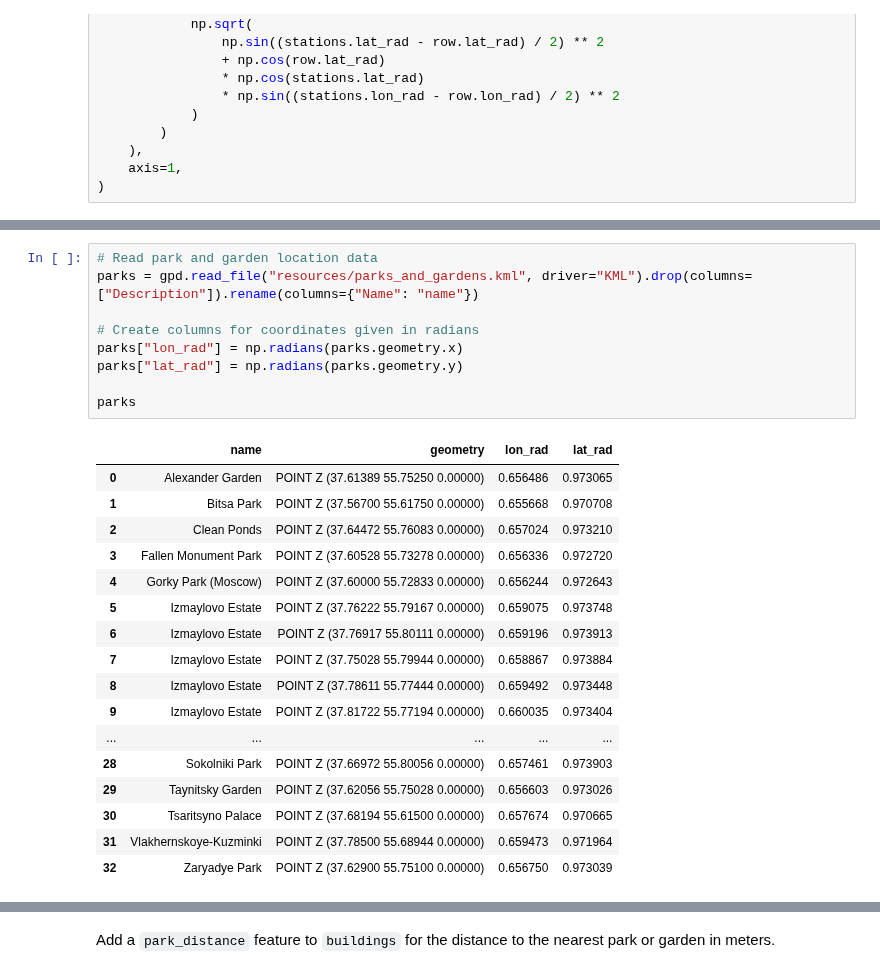
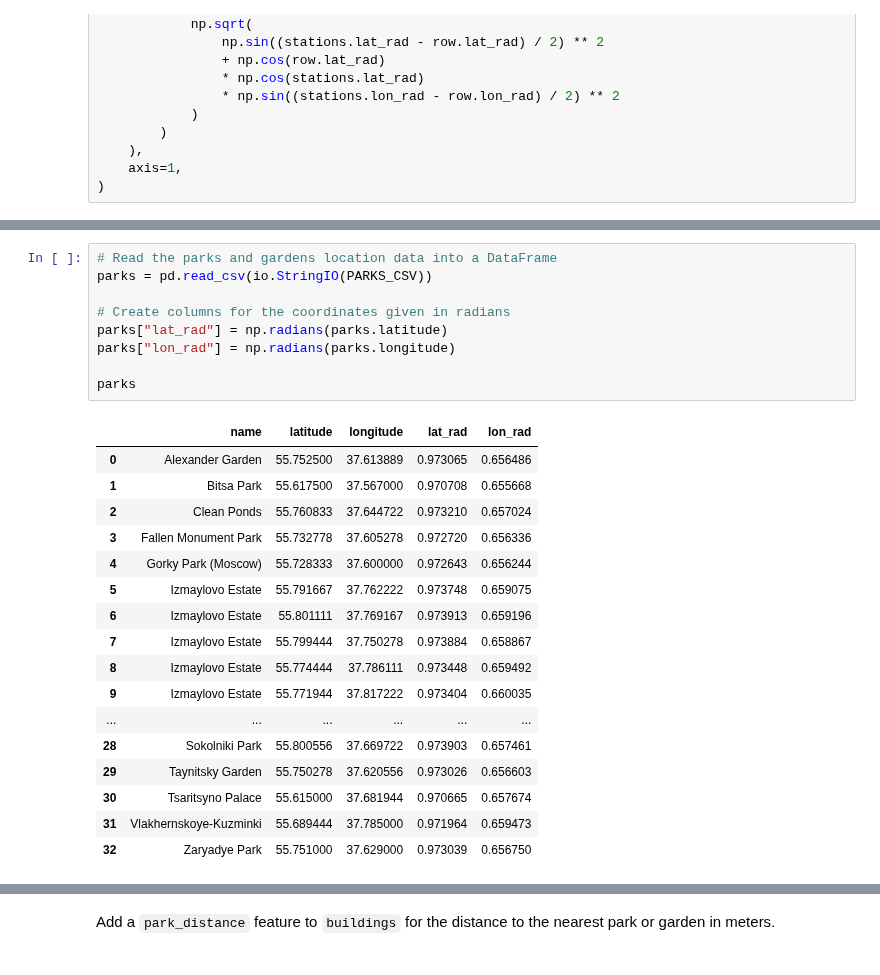
Before and after one commit to jimoskar/ml, a Jupyter notebook: project/vegard_notebook.ipynb, the cells around one changed output, grey strips where cells are left out. Cells and saved outputs as stored; diff of their text form.

```diff
--- a/project/vegard_notebook.ipynb
+++ b/project/vegard_notebook.ipynb
@@ -268,29 +631,29 @@ Park and garden data downloaded from [_Category:Parks and gardens in Moscow_](ht
 # %%
-# Read park and garden location data
-parks = gpd.read_file("resources/parks_and_gardens.kml", driver="KML").drop(columns=["Description"]).rename(columns={"Name": "name"})
+# Read the parks and gardens location data into a DataFrame
+parks = pd.read_csv(io.StringIO(PARKS_CSV))
 
-# Create columns for coordinates given in radians
-parks["lon_rad"] = np.radians(parks.geometry.x)
-parks["lat_rad"] = np.radians(parks.geometry.y)
+# Create columns for the coordinates given in radians
+parks["lat_rad"] = np.radians(parks.latitude)
+parks["lon_rad"] = np.radians(parks.longitude)
 
 parks
 # %% [output]
-|  | name | geometry | lon_rad | lat_rad |
-| 0 | Alexander Garden | POINT Z (37.61389 55.75250 0.00000) | 0.656486 | 0.973065 |
-| 1 | Bitsa Park | POINT Z (37.56700 55.61750 0.00000) | 0.655668 | 0.970708 |
-| 2 | Clean Ponds | POINT Z (37.64472 55.76083 0.00000) | 0.657024 | 0.973210 |
-| 3 | Fallen Monument Park | POINT Z (37.60528 55.73278 0.00000) | 0.656336 | 0.972720 |
-| 4 | Gorky Park (Moscow) | POINT Z (37.60000 55.72833 0.00000) | 0.656244 | 0.972643 |
-| 5 | Izmaylovo Estate | POINT Z (37.76222 55.79167 0.00000) | 0.659075 | 0.973748 |
-| 6 | Izmaylovo Estate | POINT Z (37.76917 55.80111 0.00000) | 0.659196 | 0.973913 |
-| 7 | Izmaylovo Estate | POINT Z (37.75028 55.79944 0.00000) | 0.658867 | 0.973884 |
-| 8 | Izmaylovo Estate | POINT Z (37.78611 55.77444 0.00000) | 0.659492 | 0.973448 |
-| 9 | Izmaylovo Estate | POINT Z (37.81722 55.77194 0.00000) | 0.660035 | 0.973404 |
-| ... | ... | ... | ... | ... |
-| 28 | Sokolniki Park | POINT Z (37.66972 55.80056 0.00000) | 0.657461 | 0.973903 |
-| 29 | Taynitsky Garden | POINT Z (37.62056 55.75028 0.00000) | 0.656603 | 0.973026 |
-| 30 | Tsaritsyno Palace | POINT Z (37.68194 55.61500 0.00000) | 0.657674 | 0.970665 |
-| 31 | Vlakhernskoye-Kuzminki | POINT Z (37.78500 55.68944 0.00000) | 0.659473 | 0.971964 |
-| 32 | Zaryadye Park | POINT Z (37.62900 55.75100 0.00000) | 0.656750 | 0.973039 |
+|  | name | latitude | longitude | lat_rad | lon_rad |
+| 0 | Alexander Garden | 55.752500 | 37.613889 | 0.973065 | 0.656486 |
+| 1 | Bitsa Park | 55.617500 | 37.567000 | 0.970708 | 0.655668 |
+| 2 | Clean Ponds | 55.760833 | 37.644722 | 0.973210 | 0.657024 |
+| 3 | Fallen Monument Park | 55.732778 | 37.605278 | 0.972720 | 0.656336 |
+| 4 | Gorky Park (Moscow) | 55.728333 | 37.600000 | 0.972643 | 0.656244 |
+| 5 | Izmaylovo Estate | 55.791667 | 37.762222 | 0.973748 | 0.659075 |
+| 6 | Izmaylovo Estate | 55.801111 | 37.769167 | 0.973913 | 0.659196 |
+| 7 | Izmaylovo Estate | 55.799444 | 37.750278 | 0.973884 | 0.658867 |
+| 8 | Izmaylovo Estate | 55.774444 | 37.786111 | 0.973448 | 0.659492 |
+| 9 | Izmaylovo Estate | 55.771944 | 37.817222 | 0.973404 | 0.660035 |
+| ... | ... | ... | ... | ... | ... |
+| 28 | Sokolniki Park | 55.800556 | 37.669722 | 0.973903 | 0.657461 |
+| 29 | Taynitsky Garden | 55.750278 | 37.620556 | 0.973026 | 0.656603 |
+| 30 | Tsaritsyno Palace | 55.615000 | 37.681944 | 0.970665 | 0.657674 |
+| 31 | Vlakhernskoye-Kuzminki | 55.689444 | 37.785000 | 0.971964 | 0.659473 |
+| 32 | Zaryadye Park | 55.751000 | 37.629000 | 0.973039 | 0.656750 |
 # %%
 # Plot the location of each park and garden on a map
```
Also changed, not shown: parts of 131 cells of this notebook, 3 other files.
